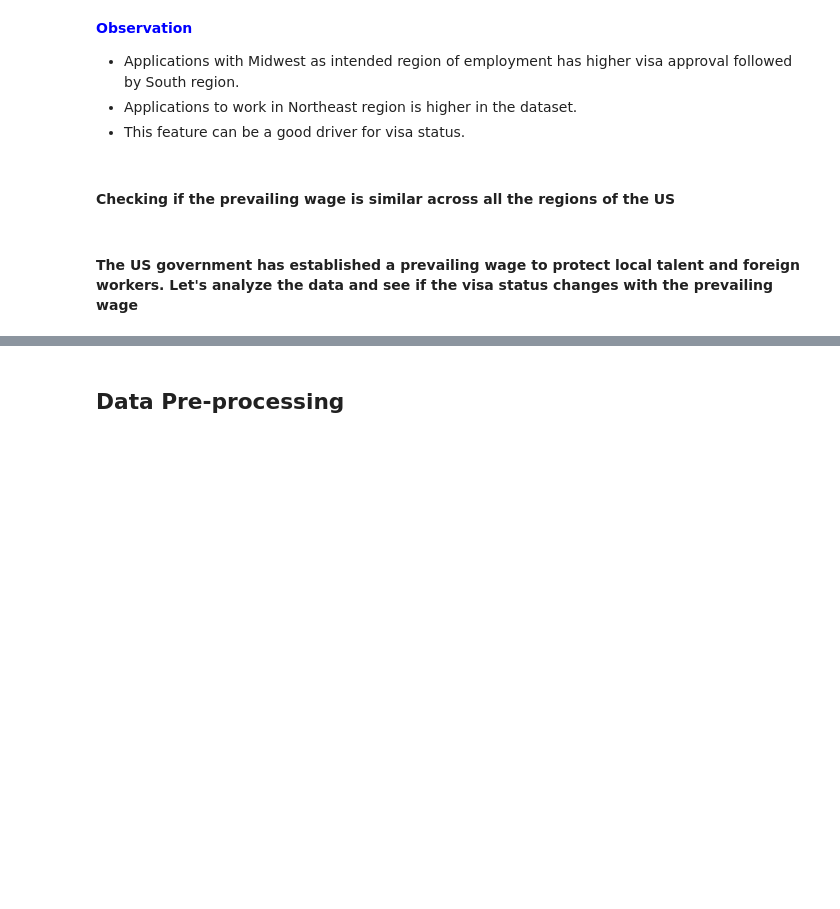
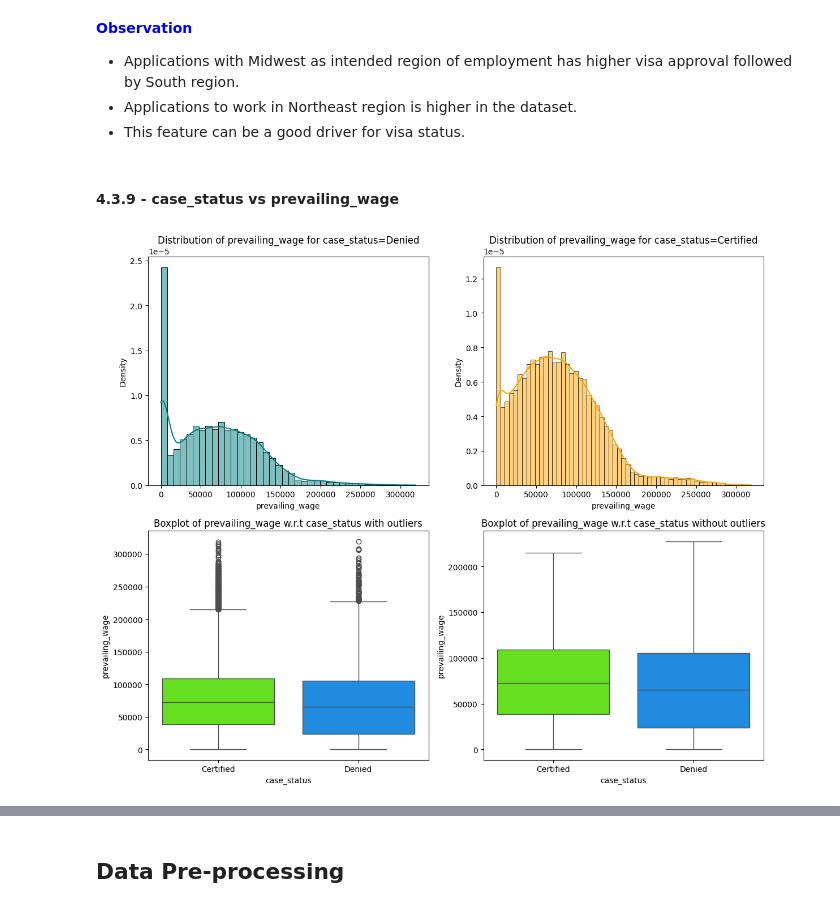
Before and after one commit to RashmiJK/PGP-AIML-EasyVisa-AML, a Jupyter notebook: easyvisa_modeling.ipynb, the cells around one changed output, grey strips where cells are left out. Drawn from its saved outputs; the diff is of its cells as text; code cells hidden in the pictures; blank space fills up the shorter version.

```diff
--- a/easyvisa_modeling.ipynb
+++ b/easyvisa_modeling.ipynb
@@ -783,5 +783,3 @@ Midwest                0.755282  0.244718
 * Applications with Midwest as intended region of employment has higher visa approval followed by South region.
 * Applications to work in Northeast region is higher in the dataset.
 * This feature can be a good driver for visa status.
-# %% [markdown]
-#### Checking if the prevailing wage is similar across all the regions of the US
@@ -792,4 +786,6 @@ plt.show()
 # %% [markdown]
-#### The US government has established a prevailing wage to protect local talent and foreign workers. Let's analyze the data and see if the visa status changes with the prevailing wage
+#### 4.3.9 - case_status vs prevailing_wage
 # %%
-distribution_plot_wrt_target('_______') ## Complete the code to find distribution of prevailing wage and case status
+distribution_plot_wrt_target(data, 'prevailing_wage', 'case_status')
+# %% [output]
+[figure, added]
```
Also changed, not shown: parts of 10 cells of this notebook.
